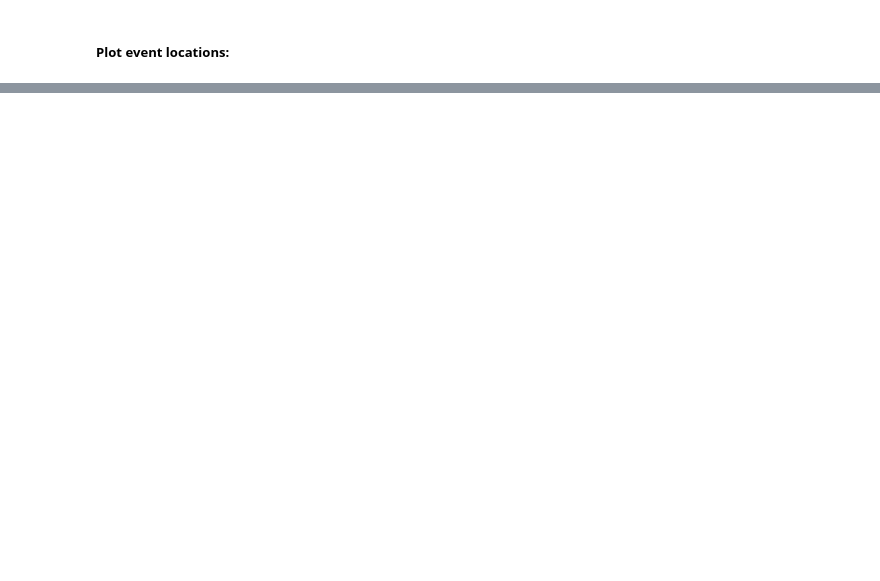
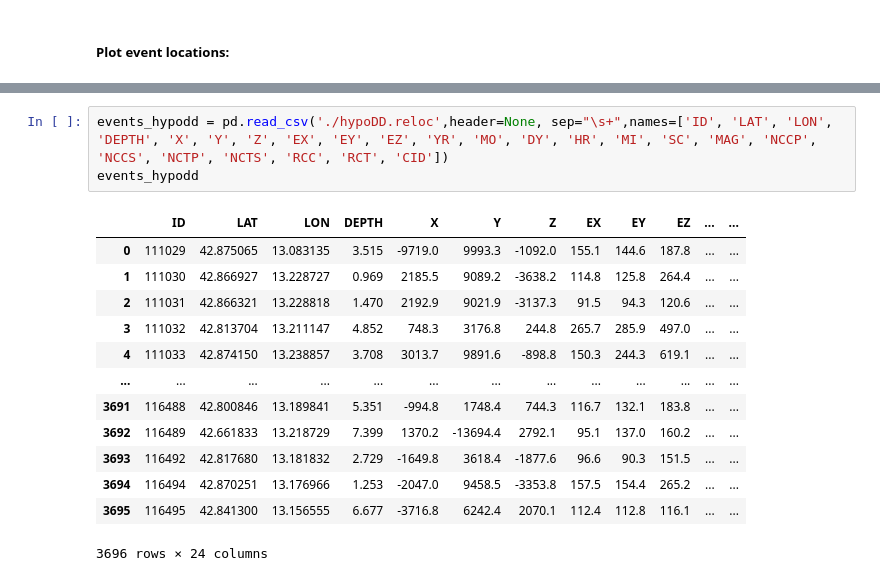
Before and after one commit to kaiwenwang233/scoped_ML_tutorial, a Jupyter notebook: MLworkflow.ipynb, the cells around one changed output, grey strips where cells are left out. Saved outputs shown, nothing was run; the diff lists cells and outputs as text; blank space fills up the shorter version.

```diff
--- a/MLworkflow.ipynb
+++ b/MLworkflow.ipynb
@@ -527,0 +816,17 @@ plt.show()
+# %%
+events_hypodd = pd.read_csv('./hypoDD.reloc',header=None, sep="\s+",names=['ID', 'LAT', 'LON', 'DEPTH', 'X', 'Y', 'Z', 'EX', 'EY', 'EZ', 'YR', 'MO', 'DY', 'HR', 'MI', 'SC', 'MAG', 'NCCP', 'NCCS', 'NCTP', 'NCTS', 'RCC', 'RCT', 'CID'])
+events_hypodd
+# %% [output]
+|  | ID | LAT | LON | DEPTH | X | Y | Z | EX | EY | EZ | ... | ... |
+| 0 | 111029 | 42.875065 | 13.083135 | 3.515 | -9719.0 | 9993.3 | -1092.0 | 155.1 | 144.6 | 187.8 | ... | ... |
+| 1 | 111030 | 42.866927 | 13.228727 | 0.969 | 2185.5 | 9089.2 | -3638.2 | 114.8 | 125.8 | 264.4 | ... | ... |
+| 2 | 111031 | 42.866321 | 13.228818 | 1.470 | 2192.9 | 9021.9 | -3137.3 | 91.5 | 94.3 | 120.6 | ... | ... |
+| 3 | 111032 | 42.813704 | 13.211147 | 4.852 | 748.3 | 3176.8 | 244.8 | 265.7 | 285.9 | 497.0 | ... | ... |
+| 4 | 111033 | 42.874150 | 13.238857 | 3.708 | 3013.7 | 9891.6 | -898.8 | 150.3 | 244.3 | 619.1 | ... | ... |
+| ... | ... | ... | ... | ... | ... | ... | ... | ... | ... | ... | ... | ... |
+| 3691 | 116488 | 42.800846 | 13.189841 | 5.351 | -994.8 | 1748.4 | 744.3 | 116.7 | 132.1 | 183.8 | ... | ... |
+| 3692 | 116489 | 42.661833 | 13.218729 | 7.399 | 1370.2 | -13694.4 | 2792.1 | 95.1 | 137.0 | 160.2 | ... | ... |
+| 3693 | 116492 | 42.817680 | 13.181832 | 2.729 | -1649.8 | 3618.4 | -1877.6 | 96.6 | 90.3 | 151.5 | ... | ... |
+| 3694 | 116494 | 42.870251 | 13.176966 | 1.253 | -2047.0 | 9458.5 | -3353.8 | 157.5 | 154.4 | 265.2 | ... | ... |
+| 3695 | 116495 | 42.841300 | 13.156555 | 6.677 | -3716.8 | 6242.4 | 2070.1 | 112.4 | 112.8 | 116.1 | ... | ... |
+3696 rows × 24 columns
```
Also changed, not shown: parts of 21 cells of this notebook, 13 other files.
